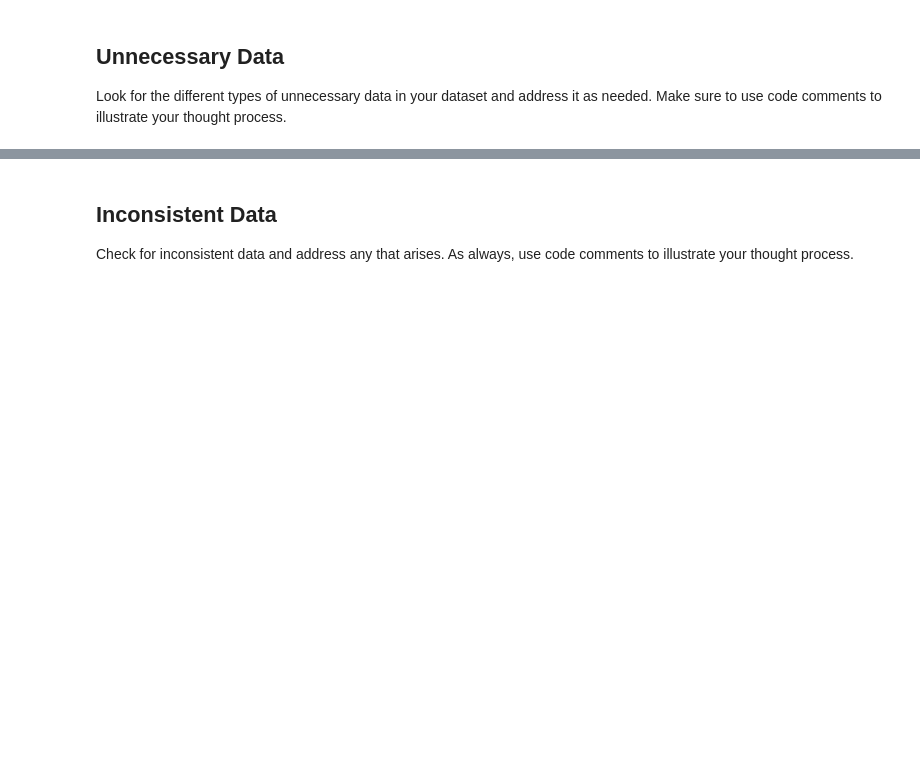
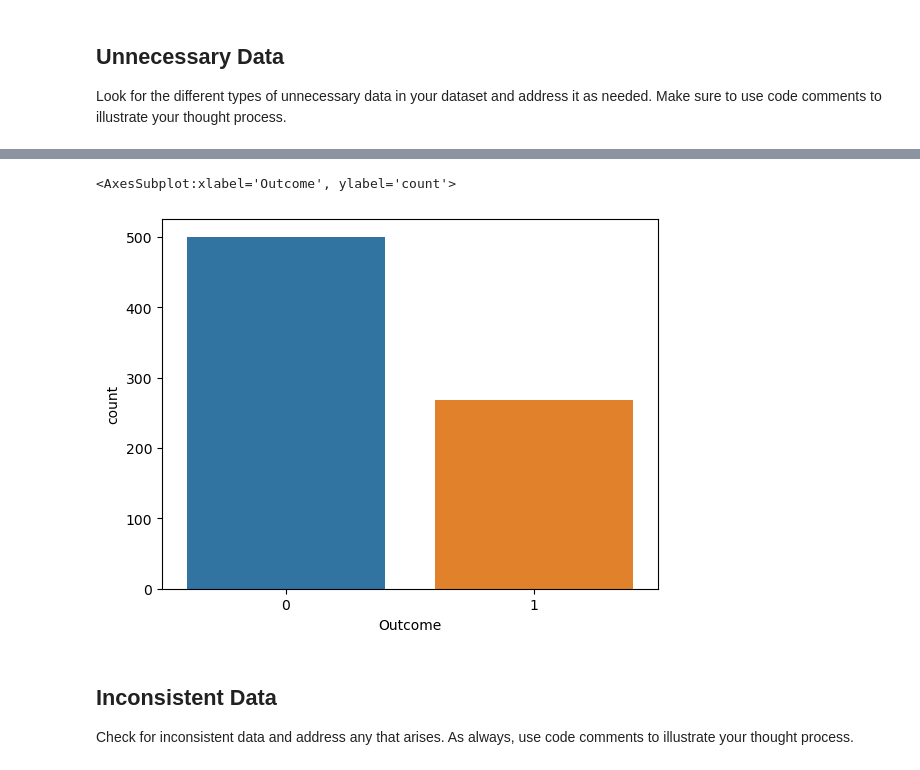
Before and after one commit to subhashinifnu/cleaning-data-checkpoint, a Jupyter notebook: checkpoint-three.ipynb, the cells around one changed output, grey strips where cells are left out. Drawn from its saved outputs; the diff is of its cells as text; code cells hidden in the pictures; blank space fills up the shorter version.

```diff
--- a/checkpoint-three.ipynb
+++ b/checkpoint-three.ipynb
@@ -158,3 +210,9 @@ Based on my exploratory data analysis (EDA), I did not identify any unnecessary
+# %%
+# Bar chart to know count of pregnancy or not
+sns.countplot('Outcome', data=diabetes_df)
+# %% [output]
+<AxesSubplot:xlabel='Outcome', ylabel='count'>
+[figure, added]
 # %% [markdown]
 ## Inconsistent Data
 
```
Also changed, not shown: parts of 11 cells of this notebook.
